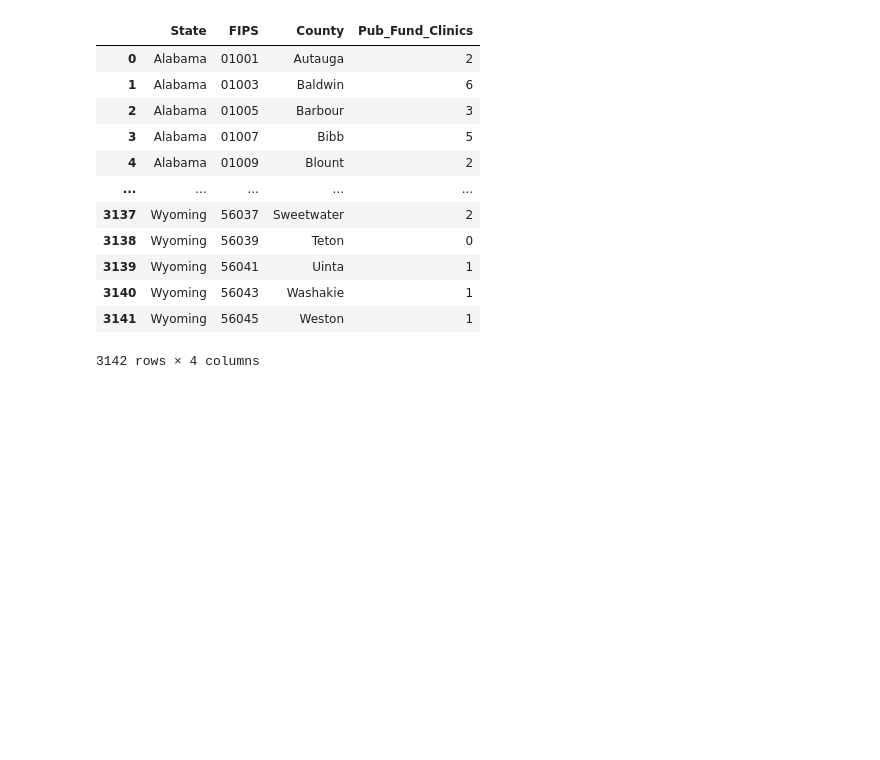
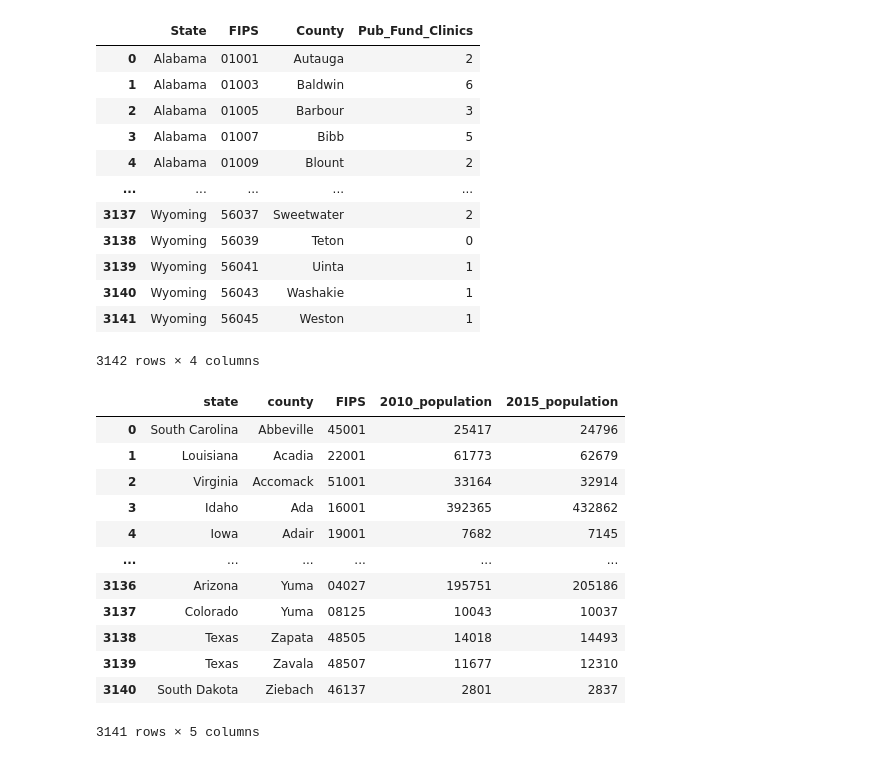
Before and after one commit to catielutz/DWP-Dashboard, a Jupyter notebook: static/data/jupyter notebooks/County_Census_to_JSON.ipynb, the cells around one changed output. Cells and saved outputs as stored; diff of their text form; code cells hidden in the pictures; blank space fills up the shorter version.

```diff
--- a/static/data/jupyter notebooks/County_Census_to_JSON.ipynb
+++ b/static/data/jupyter notebooks/County_Census_to_JSON.ipynb
@@ -119,3 +119,27 @@ county2015
 3142 rows × 4 columns
 # %%
 county2015_json = county2015.to_json(r'../2015_clinics.json', orient="table")
+# %%
+pop_df = pd.read_csv("../full csvs/Census_County_Populations_FIPS.csv",  encoding='latin-1', dtype={"FIPS": str})
+
+# add leading zero to county FIPS codes where needed
+pop_FIPS = pop_df["FIPS"].astype("str").str.zfill(5)
+full_FIPS = pd.DataFrame(pop_FIPS)
+
+# insert updated FIPS info back to orig df
+pop_df["FIPS"] = full_FIPS["FIPS"].values
+pop_df
+# %% [output]
+|  | state | county | FIPS | 2010_population | 2015_population |
+| 0 | South Carolina | Abbeville | 45001 | 25417 | 24796 |
+| 1 | Louisiana | Acadia | 22001 | 61773 | 62679 |
+| 2 | Virginia | Accomack | 51001 | 33164 | 32914 |
+| 3 | Idaho | Ada | 16001 | 392365 | 432862 |
+| 4 | Iowa | Adair | 19001 | 7682 | 7145 |
+| ... | ... | ... | ... | ... | ... |
+| 3136 | Arizona | Yuma | 04027 | 195751 | 205186 |
+| 3137 | Colorado | Yuma | 08125 | 10043 | 10037 |
+| 3138 | Texas | Zapata | 48505 | 14018 | 14493 |
+| 3139 | Texas | Zavala | 48507 | 11677 | 12310 |
+| 3140 | South Dakota | Ziebach | 46137 | 2801 | 2837 |
+3141 rows × 5 columns
```
Also changed, not shown: parts of 1 cell of this notebook, 3 other files.
